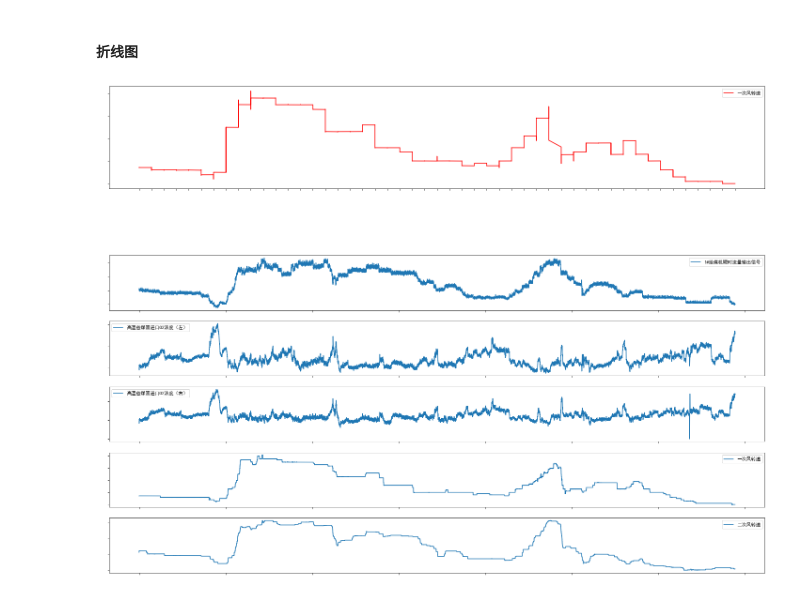
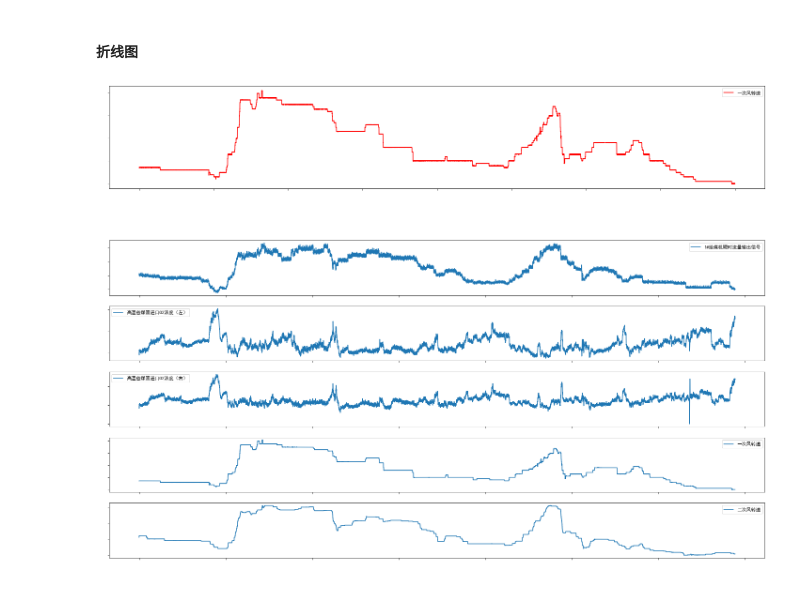
Before and after one commit to Happleasei/python_draw, a Jupyter notebook: Basics.ipynb, the cells around one changed output. Saved outputs shown, nothing was run; the diff lists cells and outputs as text; code cells hidden in the pictures.

```diff
--- a/Basics.ipynb
+++ b/Basics.ipynb
@@ -17,23 +17,24 @@ data.head()
 # %%
 # 折线图
 import matplotlib.pyplot as plt
 #用来正常显示中文标签
 plt.rcParams['font.sans-serif']=['SimHei']
 #用来正常显示负号
 plt.rcParams['axes.unicode_minus']=False
 # 画布的尺寸
 plt.figure(figsize=(25, 4))
 #
 plt.xticks(size=14, rotation=60, color="white")
 plt.yticks(size=14, color="white")
 # 时间列包含秒，导致横坐标太密，适当优化
-data["时间"] = data["时间"].map(lambda x: x.split(":")[0])
+data["时间"] = pd.to_datetime(data["时间"])
+# data["时间"] = data["时间"].map(lambda x: x.split(":")[0])
 plt.plot(data["时间"], data["一次风转速"], color="red", label="一次风转速")
 plt.legend()
-plt.savefig("./imgs/3.png", bbox_inches="tight")
+plt.savefig("./img/3.png", bbox_inches="tight")
 plt.show()
 # %% [output]
-[figure, old version]
+[figure, new version]
 # %%
 x = [i for i in range(len(data["时间"]))]
 l_c = len(data.columns)
```
Also changed, not shown: 1 other file.
